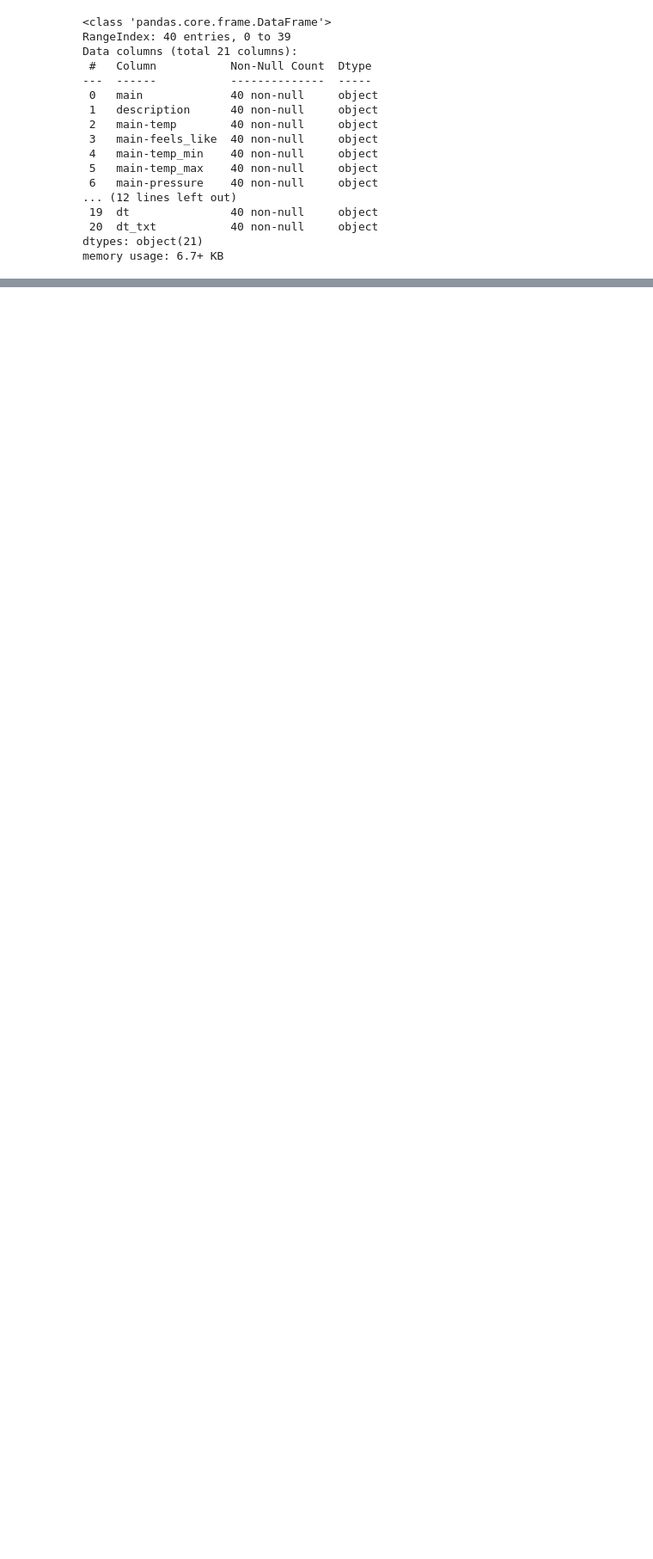
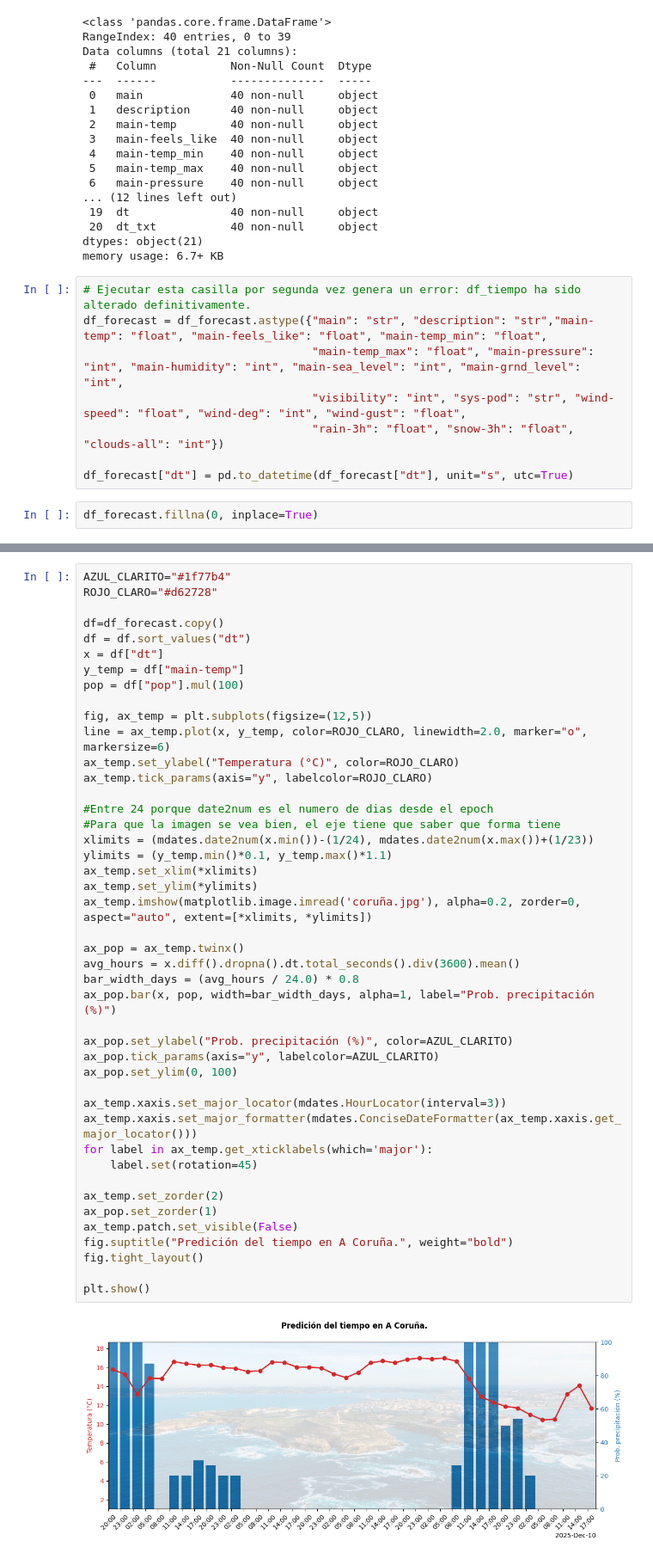
Before and after one commit to franpelirrojo/weather-data-analysis, a Jupyter notebook: weather-data.ipynb, the cells around one changed output, grey strips where cells are left out. Shown: that part at 86% size. Saved outputs shown, nothing was run; the diff lists cells and outputs as text; blank space fills up the shorter version.

```diff
--- a/weather-data.ipynb
+++ b/weather-data.ipynb
@@ -322,3 +324,13 @@ Data columns (total 21 columns):
  20  dt_txt           40 non-null     object
 dtypes: object(21)
 memory usage: 6.7+ KB
+# %%
+# Ejecutar esta casilla por segunda vez genera un error: df_tiempo ha sido alterado definitivamente.
+df_forecast = df_forecast.astype({"main": "str", "description": "str","main-temp": "float", "main-feels_like": "float", "main-temp_min": "float",
+                                  "main-temp_max": "float", "main-pressure": "int", "main-humidity": "int", "main-sea_level": "int", "main-grnd_level": "int",
+                                  "visibility": "int", "sys-pod": "str", "wind-speed": "float", "wind-deg": "int", "wind-gust": "float",
+                                  "rain-3h": "float", "snow-3h": "float", "clouds-all": "int"})
+
+df_forecast["dt"] = pd.to_datetime(df_forecast["dt"], unit="s", utc=True)
+# %%
+df_forecast.fillna(0, inplace=True)
@@ -325,3 +347,49 @@ memory usage: 6.7+ KB
+# %%
+AZUL_CLARITO="#1f77b4"
+ROJO_CLARO="#d62728"
+
+df=df_forecast.copy()
+df = df.sort_values("dt")
+x = df["dt"]
+y_temp = df["main-temp"]
+pop = df["pop"].mul(100)
+
+fig, ax_temp = plt.subplots(figsize=(12,5))
+line = ax_temp.plot(x, y_temp, color=ROJO_CLARO, linewidth=2.0, marker="o", markersize=6)
+ax_temp.set_ylabel("Temperatura (°C)", color=ROJO_CLARO)
+ax_temp.tick_params(axis="y", labelcolor=ROJO_CLARO)
+
+#Entre 24 porque date2num es el numero de dias desde el epoch
+#Para que la imagen se vea bien, el eje tiene que saber que forma tiene
+xlimits = (mdates.date2num(x.min())-(1/24), mdates.date2num(x.max())+(1/23))
+ylimits = (y_temp.min()*0.1, y_temp.max()*1.1)
+ax_temp.set_xlim(*xlimits)
+ax_temp.set_ylim(*ylimits)
+ax_temp.imshow(matplotlib.image.imread('coruña.jpg'), alpha=0.2, zorder=0, aspect="auto", extent=[*xlimits, *ylimits])
+
+ax_pop = ax_temp.twinx()
+avg_hours = x.diff().dropna().dt.total_seconds().div(3600).mean()
+bar_width_days = (avg_hours / 24.0) * 0.8
+ax_pop.bar(x, pop, width=bar_width_days, alpha=1, label="Prob. precipitación (%)")
+
+ax_pop.set_ylabel("Prob. precipitación (%)", color=AZUL_CLARITO)
+ax_pop.tick_params(axis="y", labelcolor=AZUL_CLARITO)
+ax_pop.set_ylim(0, 100)
+
+ax_temp.xaxis.set_major_locator(mdates.HourLocator(interval=3))
+ax_temp.xaxis.set_major_formatter(mdates.ConciseDateFormatter(ax_temp.xaxis.get_major_locator()))
+for label in ax_temp.get_xticklabels(which='major'):
+    label.set(rotation=45)
+
+ax_temp.set_zorder(2)
+ax_pop.set_zorder(1)
+ax_temp.patch.set_visible(False)
+fig.suptitle("Predición del tiempo en A Coruña.", weight="bold")
+fig.tight_layout()
+
+plt.show()
+# %% [output]
+[figure, added]
 # %% [markdown]
 ### Summary
 Los datos que vemos son los esperados en esta época del año (11 de diciembre), destacar que la mayor correlación de los valores es con la latitud y longitud; siendo poca por ejemplo entre humedad y temperatura. Aunque la valoración de **los datos a nivel global, hace que se difumine la especificidad y la localidad del clima**, la diferencia entre ambos hemisferios es palpable
```
Also changed, not shown: parts of 13 cells of this notebook, 1 other file.
